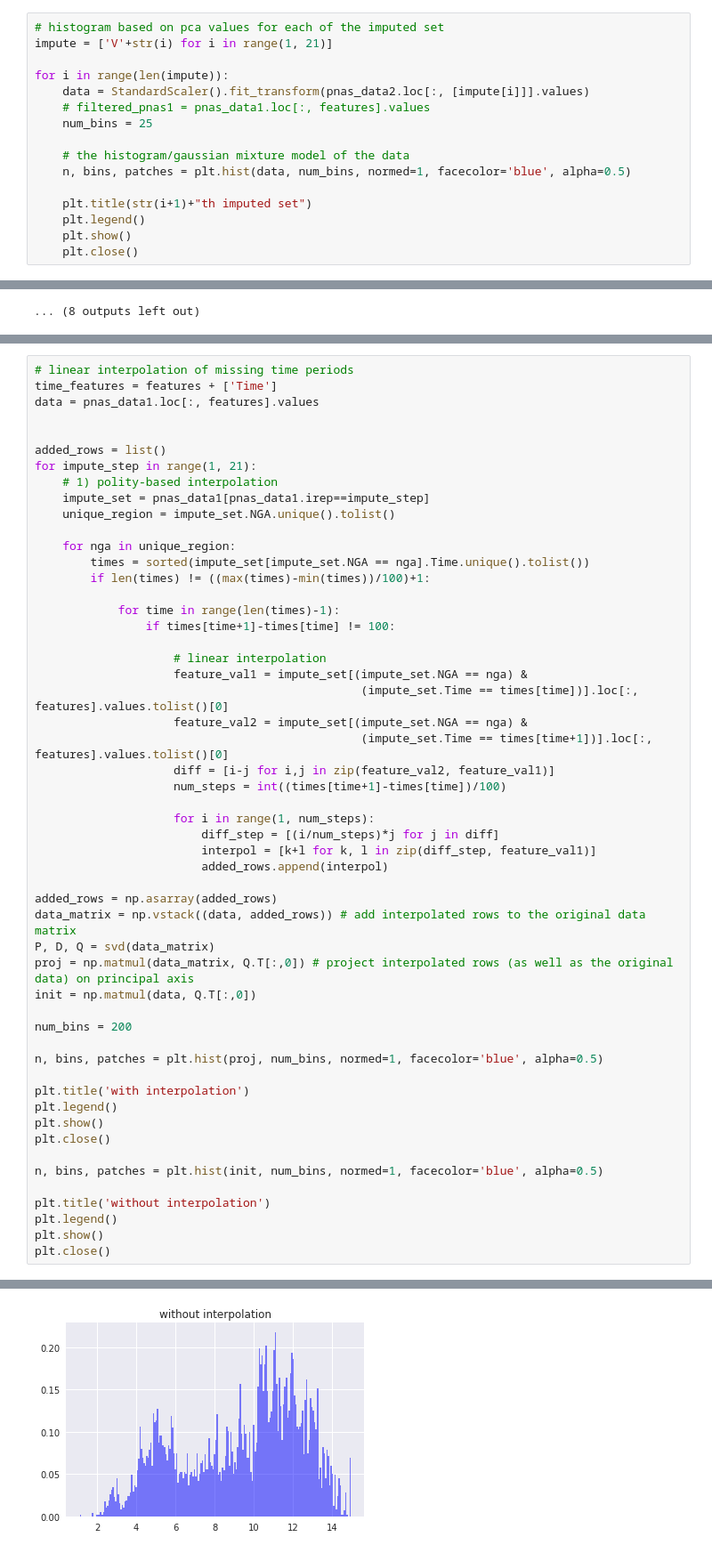
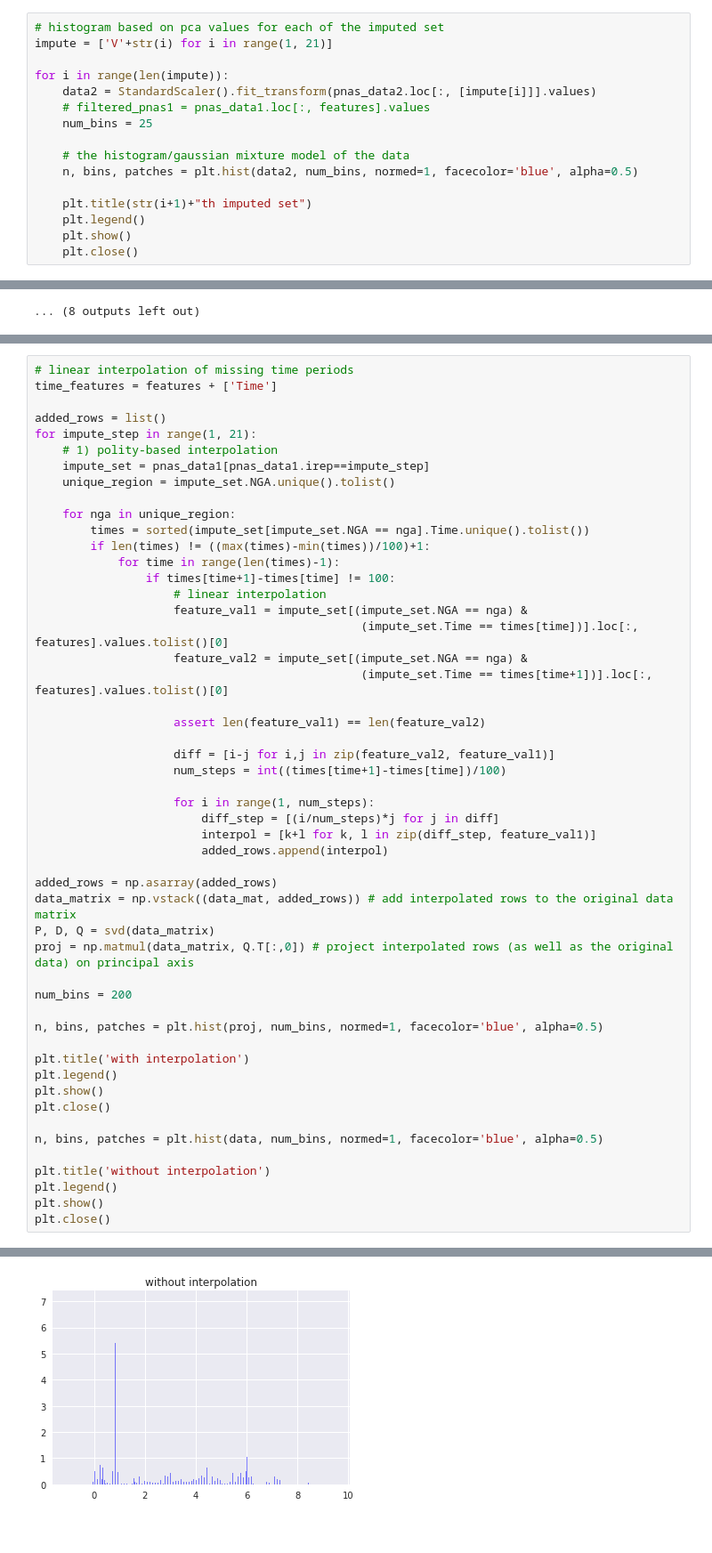
Before and after one commit to jaewshin/turchin, a Jupyter notebook: jupyter/histogram.ipynb, the cells around one changed output, grey strips where cells are left out. Shown: that part at 89% size. Saved outputs shown, nothing was run; the diff lists cells and outputs as text.

```diff
--- a/jupyter/histogram.ipynb
+++ b/jupyter/histogram.ipynb
@@ -40,12 +40,12 @@ def svd(data):
 impute = ['V'+str(i) for i in range(1, 21)]
 
 for i in range(len(impute)):
-    data = StandardScaler().fit_transform(pnas_data2.loc[:, [impute[i]]].values)
+    data2 = StandardScaler().fit_transform(pnas_data2.loc[:, [impute[i]]].values)
     # filtered_pnas1 = pnas_data1.loc[:, features].values
     num_bins = 25
 
     # the histogram/gaussian mixture model of the data
-    n, bins, patches = plt.hist(data, num_bins, normed=1, facecolor='blue', alpha=0.5)
+    n, bins, patches = plt.hist(data2, num_bins, normed=1, facecolor='blue', alpha=0.5)
 
     plt.title(str(i+1)+"th imputed set")
     plt.legend()
@@ -180,8 +180,6 @@ plt.close()
 # %%
 # linear interpolation of missing time periods
 time_features = features + ['Time']
-data = pnas_data1.loc[:, features].values
-
 
 added_rows = list()
 for impute_step in range(1, 21):
@@ -192,44 +190,44 @@ for impute_step in range(1, 21):
     for nga in unique_region:
         times = sorted(impute_set[impute_set.NGA == nga].Time.unique().tolist())
         if len(times) != ((max(times)-min(times))/100)+1:
-
             for time in range(len(times)-1):
                 if times[time+1]-times[time] != 100:
-
                     # linear interpolation
                     feature_val1 = impute_set[(impute_set.NGA == nga) &
                                                (impute_set.Time == times[time])].loc[:, features].values.tolist()[0]
                     feature_val2 = impute_set[(impute_set.NGA == nga) &
                                                (impute_set.Time == times[time+1])].loc[:, features].values.tolist()[0]
+
+                    assert len(feature_val1) == len(feature_val2)
+
                     diff = [i-j for i,j in zip(feature_val2, feature_val1)]
                     num_steps = int((times[time+1]-times[time])/100)
 
                     for i in range(1, num_steps):
                         diff_step = [(i/num_steps)*j for j in diff]
                         interpol = [k+l for k, l in zip(diff_step, feature_val1)]
                         added_rows.append(interpol)
 
 added_rows = np.asarray(added_rows)
-data_matrix = np.vstack((data, added_rows)) # add interpolated rows to the original data matrix
+data_matrix = np.vstack((data_mat, added_rows)) # add interpolated rows to the original data matrix
 P, D, Q = svd(data_matrix)
 proj = np.matmul(data_matrix, Q.T[:,0]) # project interpolated rows (as well as the original data) on principal axis
-init = np.matmul(data, Q.T[:,0])
 
 num_bins = 200
 
 n, bins, patches = plt.hist(proj, num_bins, normed=1, facecolor='blue', alpha=0.5)
 
 plt.title('with interpolation')
 plt.legend()
 plt.show()
 plt.close()
 
-n, bins, patches = plt.hist(init, num_bins, normed=1, facecolor='blue', alpha=0.5)
+n, bins, patches = plt.hist(data, num_bins, normed=1, facecolor='blue', alpha=0.5)
 
 plt.title('without interpolation')
 plt.legend()
 plt.show()
 plt.close()
 # %% [output]
 [figure]
-[figure, old version]
+[figure, new version]
```
Also changed, not shown: 1 other file.
